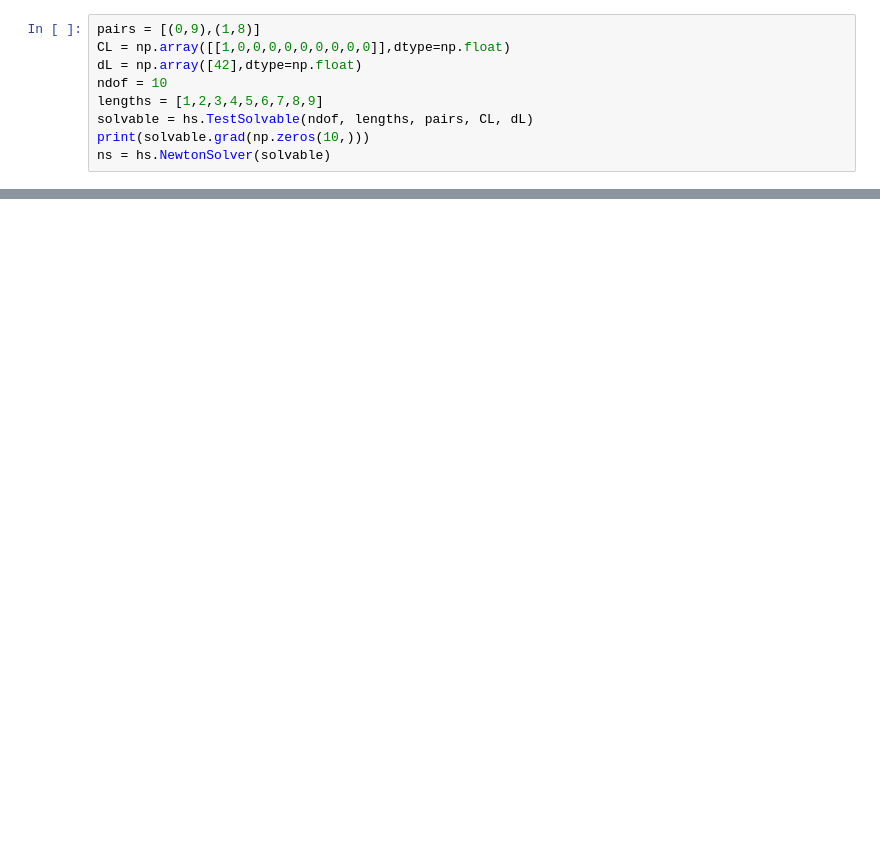
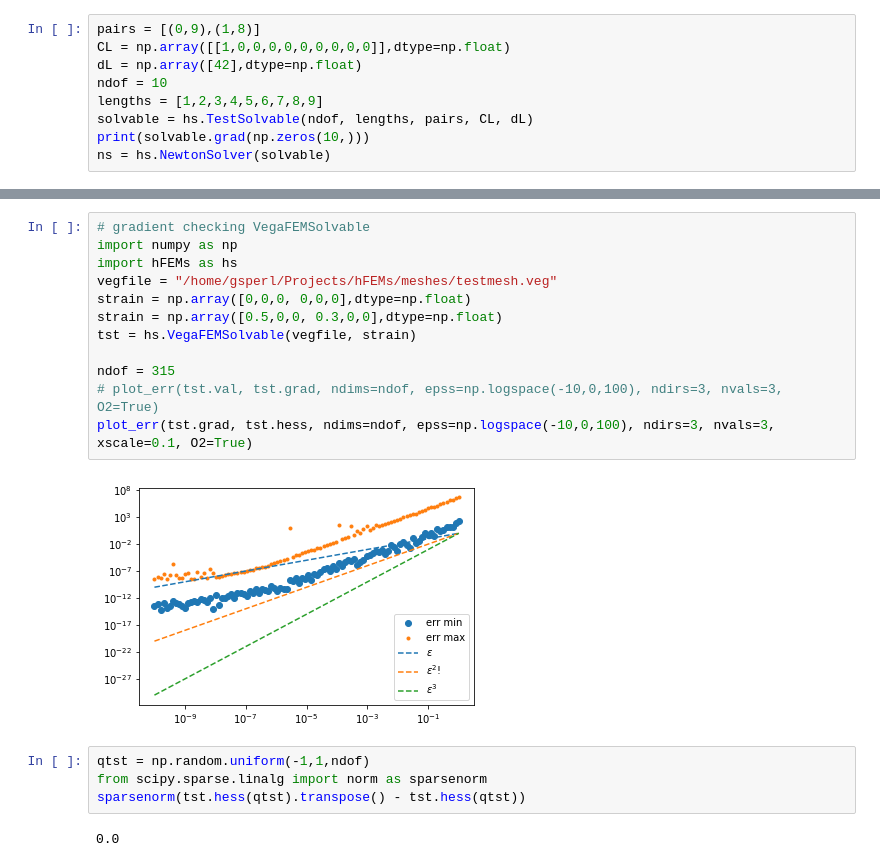
Before and after one commit to Getshi/hFEMs, a Jupyter notebook: notebooks/test_module.ipynb, the cells around one changed output, grey strips where cells are left out. Drawn from its saved outputs; the diff is of its cells as text; blank space fills up the shorter version.

```diff
--- a/notebooks/test_module.ipynb
+++ b/notebooks/test_module.ipynb
@@ -71,0 +76,20 @@ plot_err(tst.grad, tst.hess, ndims=10, epss=np.logspace(-10,0,50), ndirs=3)
+# %%
+# gradient checking VegaFEMSolvable
+import numpy as np
+import hFEMs as hs
+vegfile = "/home/gsperl/Projects/hFEMs/meshes/testmesh.veg"
+strain = np.array([0,0,0, 0,0,0],dtype=np.float)
+strain = np.array([0.5,0,0, 0.3,0,0],dtype=np.float)
+tst = hs.VegaFEMSolvable(vegfile, strain)
+
+ndof = 315
+# plot_err(tst.val, tst.grad, ndims=ndof, epss=np.logspace(-10,0,100), ndirs=3, nvals=3, O2=True)
+plot_err(tst.grad, tst.hess, ndims=ndof, epss=np.logspace(-10,0,100), ndirs=3, nvals=3, xscale=0.1, O2=True)
+# %% [output]
+[figure, added]
+# %%
+qtst = np.random.uniform(-1,1,ndof)
+from scipy.sparse.linalg import norm as sparsenorm
+sparsenorm(tst.hess(qtst).transpose() - tst.hess(qtst))
+# %% [output]
+0.0
```
Also changed, not shown: parts of 6 cells of this notebook, 12 other files.
